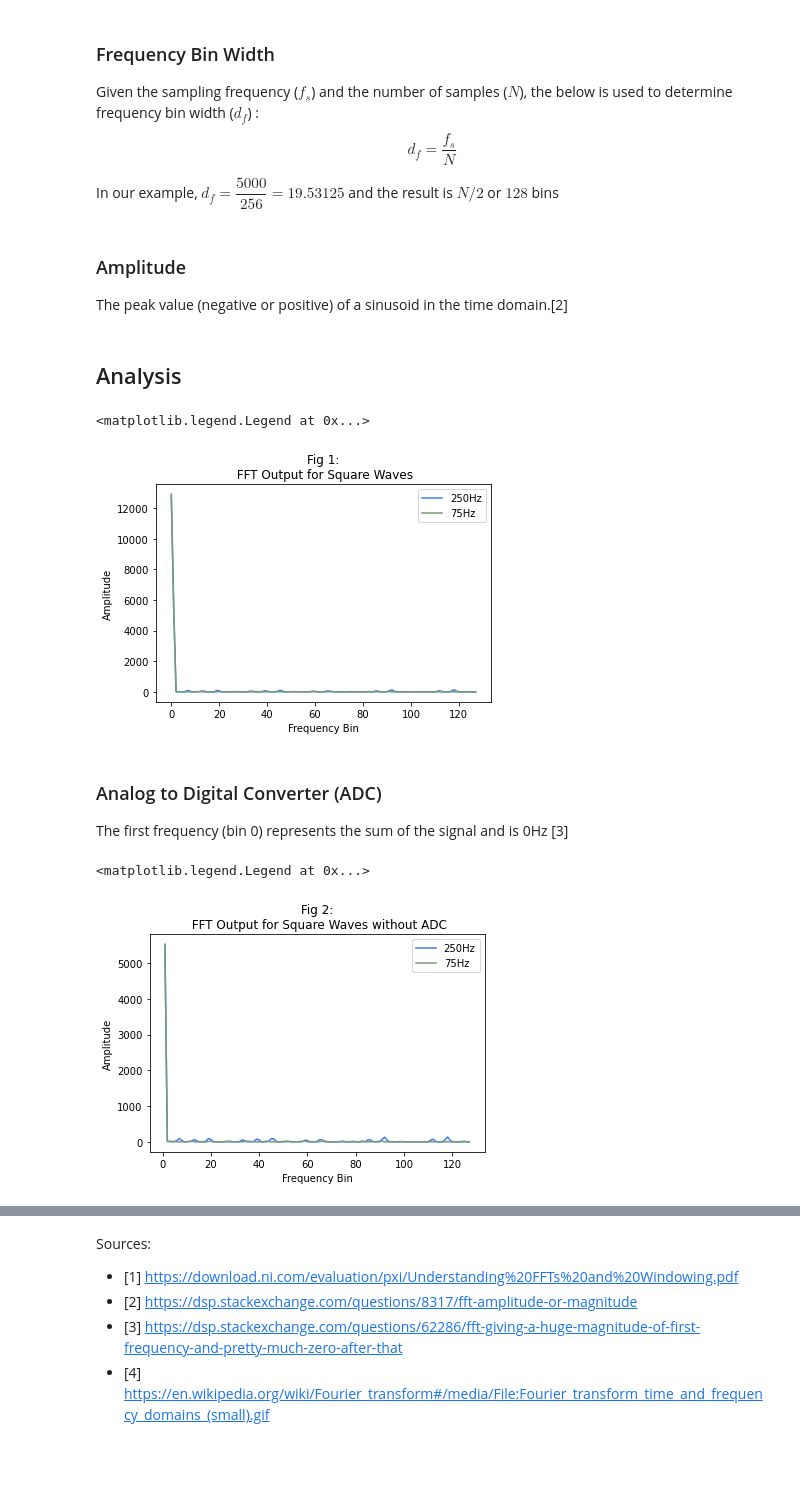
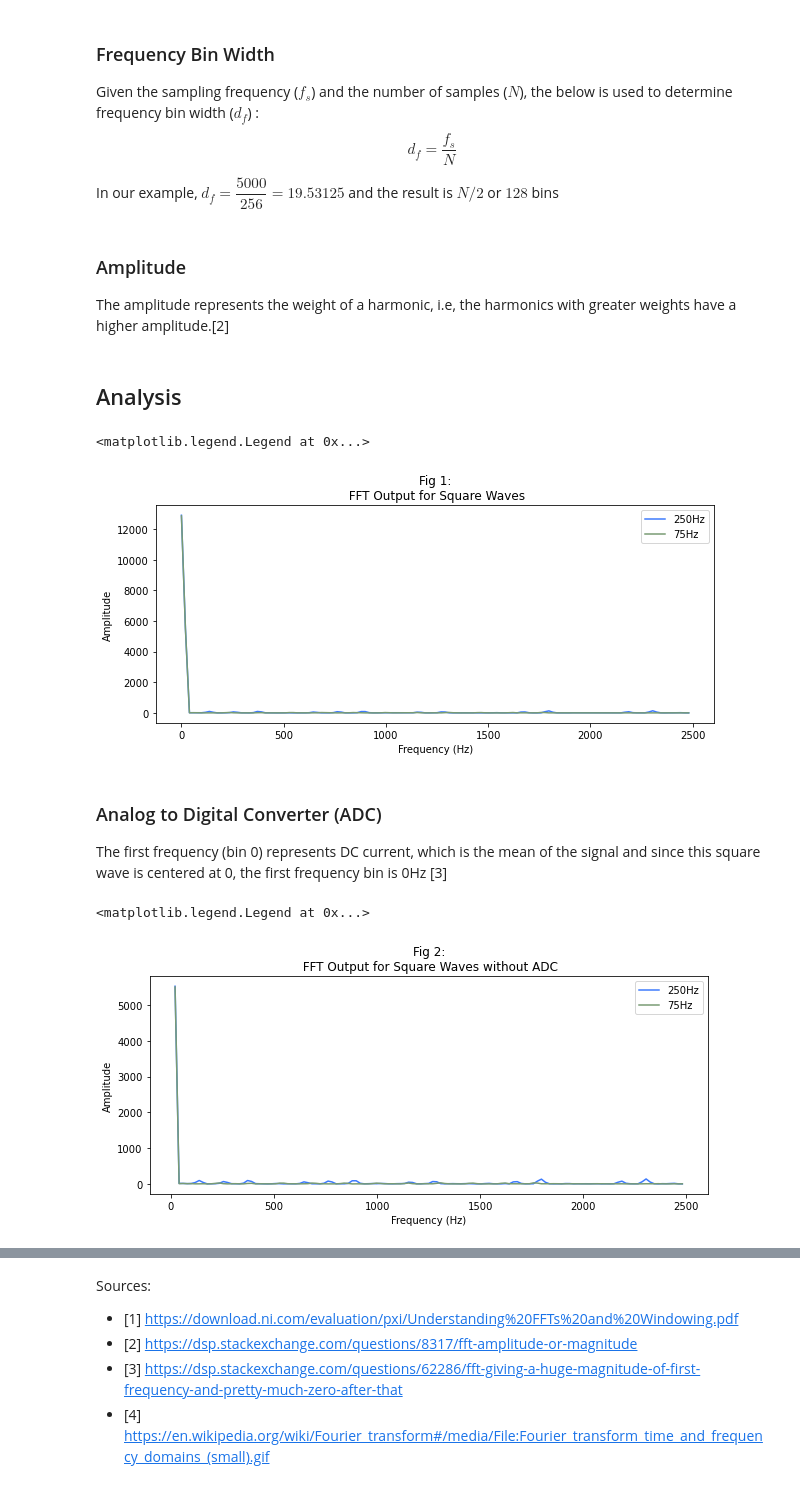
Before and after one commit to skasim/ardunio-sound-sensor-fastled, a Jupyter notebook: fft_ouptut_analysis.ipynb, the cells around one changed output, grey strips where cells are left out. Cells and saved outputs as stored; diff of their text form; code cells hidden in the pictures; blank space fills up the shorter version.

Commit message:
clean up and add a sine wave for comparison

```diff
--- a/fft_ouptut_analysis.ipynb
+++ b/fft_ouptut_analysis.ipynb
@@ -3,6 +3,8 @@ import pandas as pd
 import numpy as np
 import matplotlib.pyplot as plt
 from IPython.display import HTML, display
+import matplotlib.pyplot as plt
+plt.rcParams["figure.figsize"] = (10,4)
 # %% [markdown]
 # FFT Analysis of a Square Wave
 Samra Kasim
@@ -50,38 +52,38 @@ Given the sampling frequency ($f_s$) and the number of samples ($N$), the below
 $$ d_f = \dfrac{f_s}{N}  $$
 
 In our example, $d_f = \dfrac{5000}{256} = 19.53125$ and the result is $N/2$ or $128$ bins
-# %% [markdown]
-### Amplitude
-The peak value (negative or positive) of a sinusoid in the time domain.[2]
+# %% [markdown]
+### Amplitude
+The amplitude represents the weight of a harmonic, i.e, the harmonics with greater weights have a higher amplitude.[2]
 # %% [markdown]
 ## Analysis
 # %%
 # plotting points
-plt.plot(data['bin'], data['amplitude_250hz'], label='250Hz', color='xkcd:lightish blue')
-plt.plot(data['bin'], data['amplitude_75hz'], label='75Hz', color='xkcd:grey green')
+plt.plot(data['frequency'], data['amplitude_250hz'], label='250Hz', color='xkcd:lightish blue')
+plt.plot(data['frequency'], data['amplitude_75hz'], label='75Hz', color='xkcd:grey green')
 # add x-label
-plt.xlabel('Frequency Bin')
+plt.xlabel('Frequency (Hz)')
 # add y-label
 plt.ylabel('Amplitude')
 # plot title
 plt.title('Fig 1:\n FFT Output for Square Waves')
 # show legend
 plt.legend()
 #show graph
 # %% [output]
 <matplotlib.legend.Legend at 0x...>
-[figure, old version]
+[figure, new version]
 # %% [markdown]
 ### Analog to Digital Converter (ADC)
-The first frequency (bin 0) represents the sum of the signal and is 0Hz [3]
+The first frequency (bin 0) represents DC current, which is the mean of the signal and since this square wave is centered at 0, the first frequency bin is 0Hz [3]
 # %%
 # drop ADC row from dataframe
 data = data.drop([0])
 # plotting points
-plt.plot(data['bin'], data['amplitude_250hz'], label='250Hz', color='xkcd:lightish blue')
-plt.plot(data['bin'], data['amplitude_75hz'], label='75Hz', color='xkcd:grey green')
+plt.plot(data['frequency'], data['amplitude_250hz'], label='250Hz', color='xkcd:lightish blue')
+plt.plot(data['frequency'], data['amplitude_75hz'], label='75Hz', color='xkcd:grey green')
 # add x-label
-plt.xlabel('Frequency Bin')
+plt.xlabel('Frequency (Hz)')
 # add y-label
 plt.ylabel('Amplitude')
 # plot title
@@ -91,6 +93,6 @@ plt.legend()
 #show graph
 # %% [output]
 <matplotlib.legend.Legend at 0x...>
-[figure, old version]
+[figure, new version]
 # %%
 # plotting points
```
Also changed, not shown: parts of 7 cells of this notebook, 1 other file.
